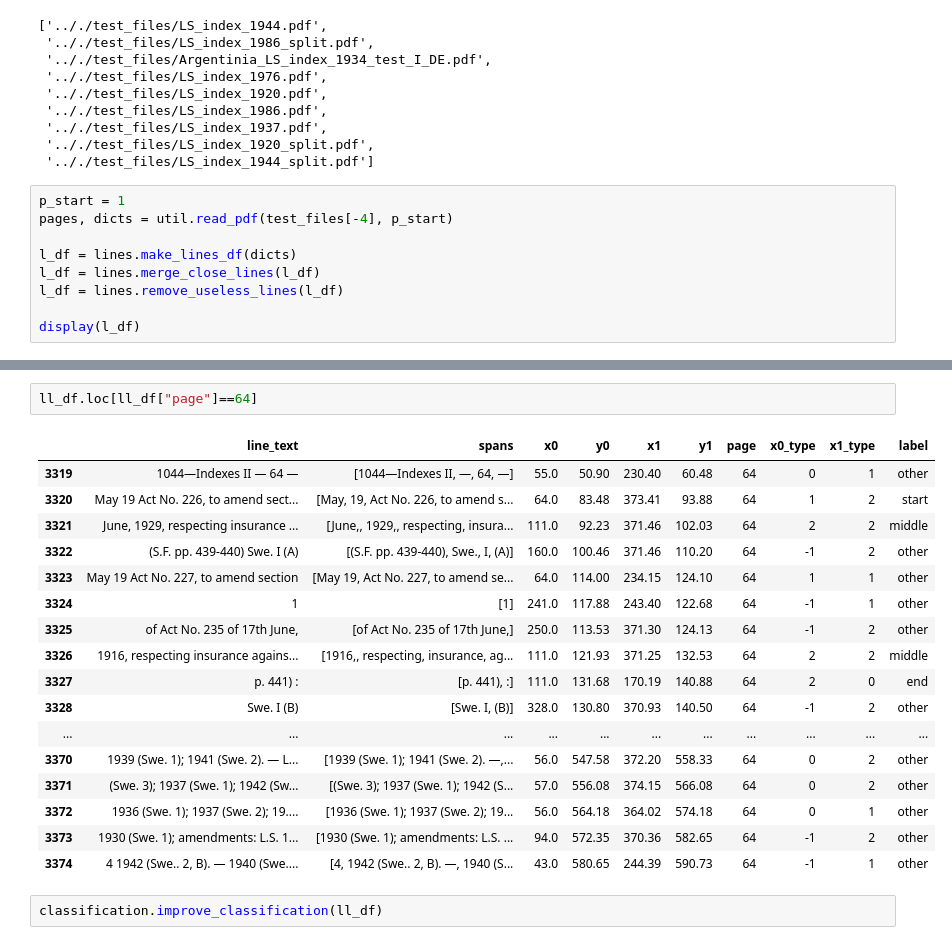
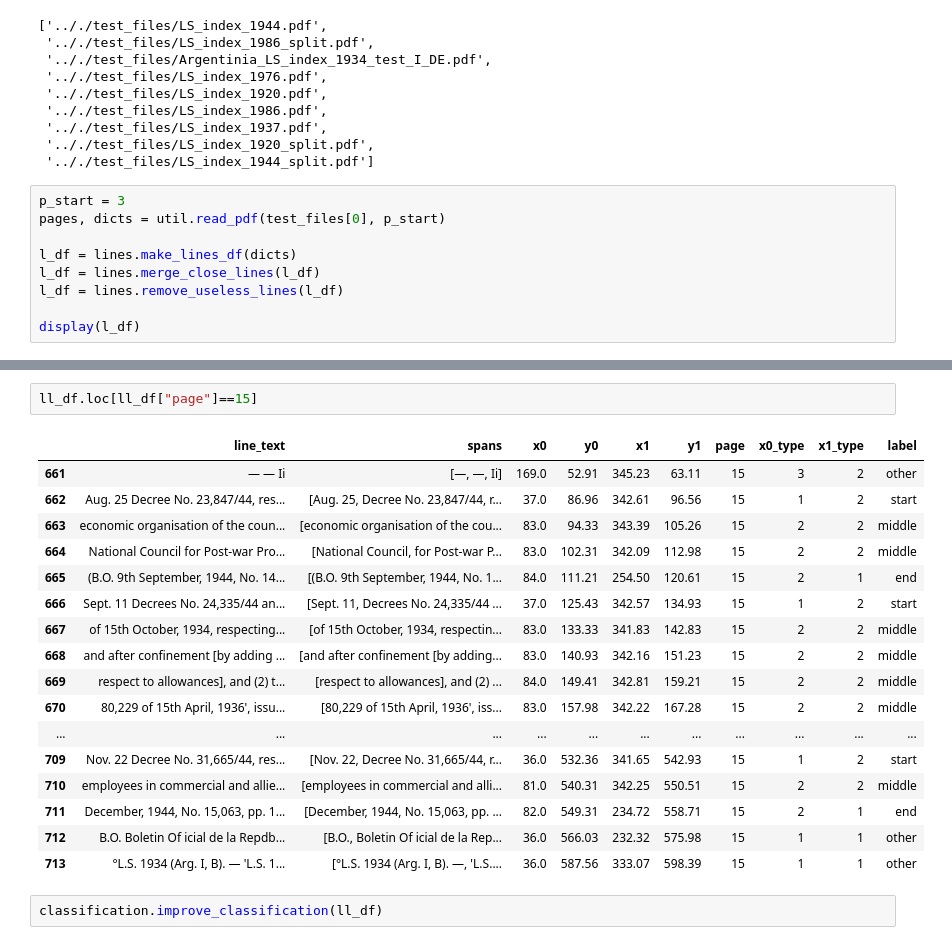
Before and after one commit to jeusa/indexex, a Jupyter notebook: code/index_extraction.ipynb, the cells around one changed output, grey strips where cells are left out. Cells and saved outputs as stored; diff of their text form.

```diff
--- a/code/index_extraction.ipynb
+++ b/code/index_extraction.ipynb
@@ -27,8 +27,8 @@ test_files
  '.././test_files/LS_index_1920_split.pdf',
  '.././test_files/LS_index_1944_split.pdf']
 # %%
-p_start = 1
-pages, dicts = util.read_pdf(test_files[-4], p_start)
+p_start = 3
+pages, dicts = util.read_pdf(test_files[0], p_start)
 
 l_df = lines.make_lines_df(dicts)
 l_df = lines.merge_close_lines(l_df)
@@ -126,23 +128,23 @@ ll_df
 # %%
-ll_df.loc[ll_df["page"]==64]
+ll_df.loc[ll_df["page"]==15]
 # %% [output]
 |  | line_text | spans | x0 | y0 | x1 | y1 | page | x0_type | x1_type | label |
-| 3319 | 1044—Indexes II — 64 — | [1044—Indexes II, —, 64, —] | 55.0 | 50.90 | 230.40 | 60.48 | 64 | 0 | 1 | other |
-| 3320 | May 19 Act No. 226, to amend sect... | [May, 19, Act No. 226, to amend s... | 64.0 | 83.48 | 373.41 | 93.88 | 64 | 1 | 2 | start |
-| 3321 | June, 1929, respecting insurance ... | [June,, 1929,, respecting, insura... | 111.0 | 92.23 | 371.46 | 102.03 | 64 | 2 | 2 | middle |
-| 3322 | (S.F. pp. 439-440) Swe. I (A) | [(S.F. pp. 439-440), Swe., I, (A)] | 160.0 | 100.46 | 371.46 | 110.20 | 64 | -1 | 2 | other |
-| 3323 | May 19 Act No. 227, to amend section | [May 19, Act No. 227, to amend se... | 64.0 | 114.00 | 234.15 | 124.10 | 64 | 1 | 1 | other |
-| 3324 | 1 | [1] | 241.0 | 117.88 | 243.40 | 122.68 | 64 | -1 | 1 | other |
-| 3325 | of Act No. 235 of 17th June, | [of Act No. 235 of 17th June,] | 250.0 | 113.53 | 371.30 | 124.13 | 64 | -1 | 2 | other |
-| 3326 | 1916, respecting insurance agains... | [1916,, respecting, insurance, ag... | 111.0 | 121.93 | 371.25 | 132.53 | 64 | 2 | 2 | middle |
-| 3327 | p. 441) : | [p. 441), :] | 111.0 | 131.68 | 170.19 | 140.88 | 64 | 2 | 0 | end |
-| 3328 | Swe. I (B) | [Swe. I, (B)] | 328.0 | 130.80 | 370.93 | 140.50 | 64 | -1 | 2 | other |
+| 661 | — — Ii | [—, —, Ii] | 169.0 | 52.91 | 345.23 | 63.11 | 15 | 3 | 2 | other |
+| 662 | Aug. 25 Decree No. 23,847/44, res... | [Aug. 25, Decree No. 23,847/44, r... | 37.0 | 86.96 | 342.61 | 96.56 | 15 | 1 | 2 | start |
+| 663 | economic organisation of the coun... | [economic organisation of the cou... | 83.0 | 94.33 | 343.39 | 105.26 | 15 | 2 | 2 | middle |
+| 664 | National Council for Post-war Pro... | [National Council, for Post-war P... | 83.0 | 102.31 | 342.09 | 112.98 | 15 | 2 | 2 | middle |
+| 665 | (B.O. 9th September, 1944, No. 14... | [(B.O. 9th September, 1944, No. 1... | 84.0 | 111.21 | 254.50 | 120.61 | 15 | 2 | 1 | end |
+| 666 | Sept. 11 Decrees No. 24,335/44 an... | [Sept. 11, Decrees No. 24,335/44 ... | 37.0 | 125.43 | 342.57 | 134.93 | 15 | 1 | 2 | start |
+| 667 | of 15th October, 1934, respecting... | [of 15th October, 1934, respectin... | 83.0 | 133.33 | 341.83 | 142.83 | 15 | 2 | 2 | middle |
+| 668 | and after confinement [by adding ... | [and after confinement [by adding... | 83.0 | 140.93 | 342.16 | 151.23 | 15 | 2 | 2 | middle |
+| 669 | respect to allowances], and (2) t... | [respect to allowances], and (2) ... | 84.0 | 149.41 | 342.81 | 159.21 | 15 | 2 | 2 | middle |
+| 670 | 80,229 of 15th April, 1936', issu... | [80,229 of 15th April, 1936', iss... | 83.0 | 157.98 | 342.22 | 167.28 | 15 | 2 | 2 | middle |
 | ... | ... | ... | ... | ... | ... | ... | ... | ... | ... | ... |
-| 3370 | 1939 (Swe. 1); 1941 (Swe. 2). — L... | [1939 (Swe. 1); 1941 (Swe. 2). —,... | 56.0 | 547.58 | 372.20 | 558.33 | 64 | 0 | 2 | other |
-| 3371 | (Swe. 3); 1937 (Swe. 1); 1942 (Sw... | [(Swe. 3); 1937 (Swe. 1); 1942 (S... | 57.0 | 556.08 | 374.15 | 566.08 | 64 | 0 | 2 | other |
-| 3372 | 1936 (Swe. 1); 1937 (Swe. 2); 19.... | [1936 (Swe. 1); 1937 (Swe. 2); 19... | 56.0 | 564.18 | 364.02 | 574.18 | 64 | 0 | 1 | other |
-| 3373 | 1930 (Swe. 1); amendments: L.S. 1... | [1930 (Swe. 1); amendments: L.S. ... | 94.0 | 572.35 | 370.36 | 582.65 | 64 | -1 | 2 | other |
-| 3374 | 4 1942 (Swe.. 2, B). — 1940 (Swe.... | [4, 1942 (Swe.. 2, B). —, 1940 (S... | 43.0 | 580.65 | 244.39 | 590.73 | 64 | -1 | 1 | other |
+| 709 | Nov. 22 Decree No. 31,665/44, res... | [Nov. 22, Decree No. 31,665/44, r... | 36.0 | 532.36 | 341.65 | 542.93 | 15 | 1 | 2 | start |
+| 710 | employees in commercial and allie... | [employees in commercial and alli... | 81.0 | 540.31 | 342.25 | 550.51 | 15 | 2 | 2 | middle |
+| 711 | December, 1944, No. 15,063, pp. 1... | [December, 1944, No. 15,063, pp. ... | 82.0 | 549.31 | 234.72 | 558.71 | 15 | 2 | 1 | end |
+| 712 | B.O. Boletin Of icial de la Repdb... | [B.O., Boletin Of icial de la Rep... | 36.0 | 566.03 | 232.32 | 575.98 | 15 | 1 | 1 | other |
+| 713 | °L.S. 1934 (Arg. I, B). — 'L.S. 1... | [°L.S. 1934 (Arg. I, B). —, 'L.S.... | 36.0 | 587.56 | 333.07 | 598.39 | 15 | 1 | 1 | other |
 # %%
 classification.improve_classification(ll_df)
 # %% [output]
```
Also changed, not shown: parts of 4 cells of this notebook, 1 other file.
